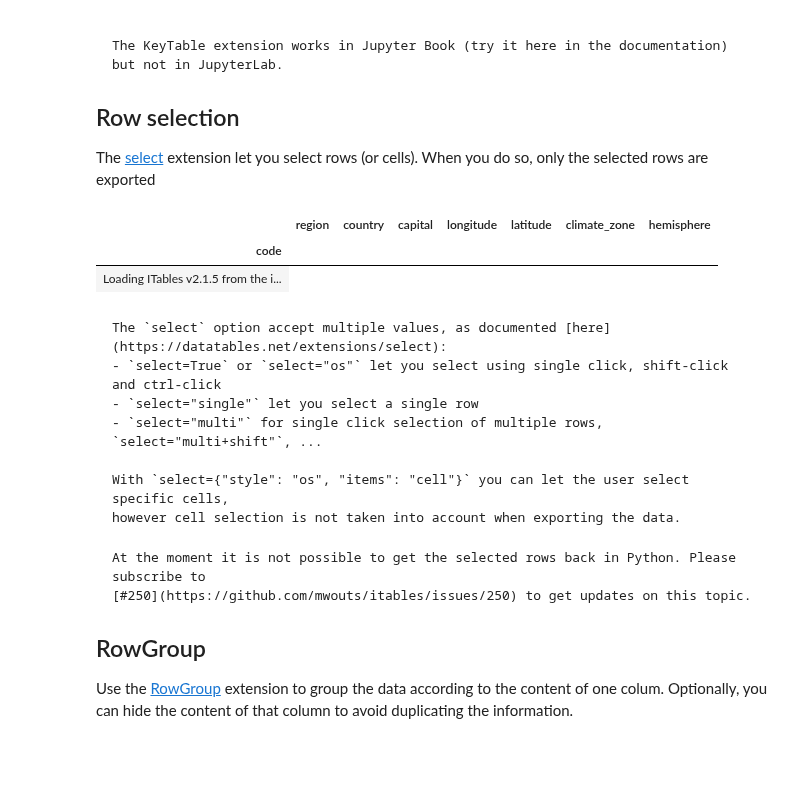
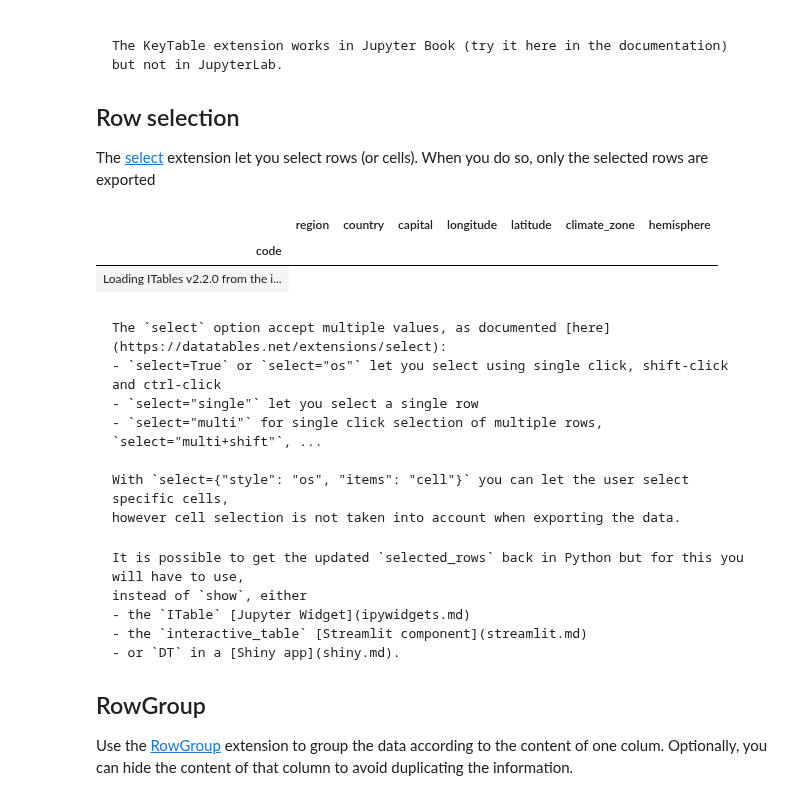
Before and after one commit to mwouts/itables, a Jupyter notebook: _sources/extensions.ipynb, the cells around one changed output. Cells and saved outputs as stored; diff of their text form; code cells hidden in the pictures; blank space fills up the shorter version.

````diff
--- a/_sources/extensions.ipynb
+++ b/_sources/extensions.ipynb
@@ -247,11 +247,16 @@ The KeyTable extension works in Jupyter Book (try it here in the documentation)
 The [select](https://datatables.net/extensions/select) extension let you select rows (or cells). When you do so,
 only the selected rows are exported
 # %%
-show(df, select=True, buttons=["copyHtml5", "csvHtml5", "excelHtml5"])
+show(
+    df,
+    select=True,
+    selected_rows=[2, 4, 5],
+    buttons=["copyHtml5", "csvHtml5", "excelHtml5"],
+)
 # %% [output]
 |  | region | country | capital | longitude | latitude | climate_zone | hemisphere |
 | code |  |  |  |  |  |  |  |
-| Loading ITables v2.1.5 from the i... |
+| Loading ITables v2.2.0 from the i... |
 # %% [markdown]
 ```{tip}
 The `select` option accept multiple values, as documented [here](https://datatables.net/extensions/select):
@@ -264,8 +269,11 @@ however cell selection is not taken into account when exporting the data.
 ```
 
 ```{tip}
-At the moment it is not possible to get the selected rows back in Python. Please subscribe to
-[#250](https://github.com/mwouts/itables/issues/250) to get updates on this topic.
+It is possible to get the updated `selected_rows` back in Python but for this you will have to use,
+instead of `show`, either
+- the `ITable` [Jupyter Widget](ipywidgets.md)
+- the `interactive_table` [Streamlit component](streamlit.md)
+- or `DT` in a [Shiny app](shiny.md).
 ```
 
 ## RowGroup
````
Also changed, not shown: parts of 8 cells of this notebook, 50 other files.
